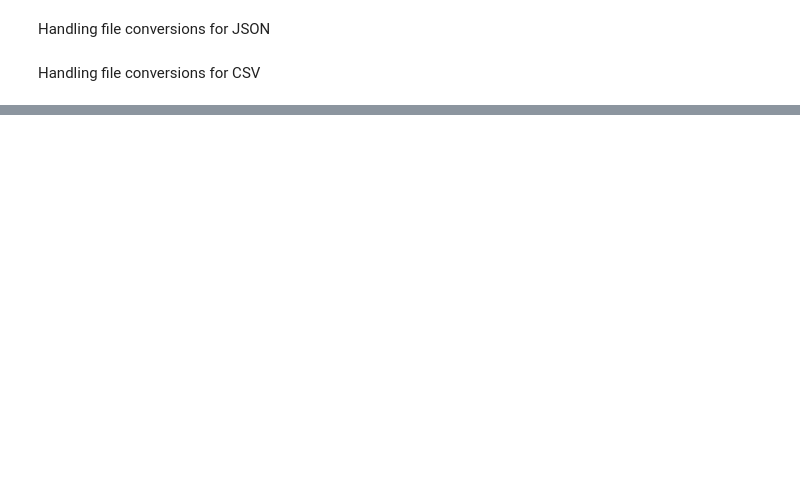
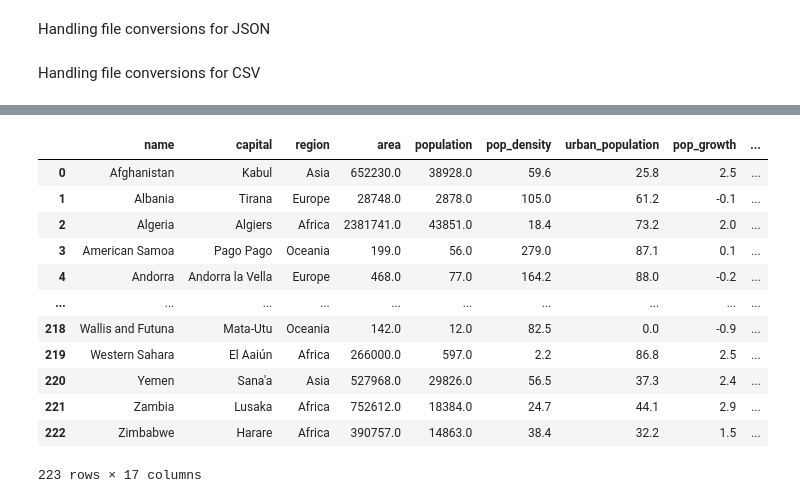
Before and after one commit to McMeans/ds2002_project1, a Jupyter notebook: project.ipynb, the cells around one changed output, grey strips where cells are left out. Cells and saved outputs as stored; diff of their text form; code cells hidden in the pictures; blank space fills up the shorter version.

```diff
--- a/project.ipynb
+++ b/project.ipynb
@@ -75,0 +83,6 @@ def convert_from_csv(csv_file_path, result_type):
+# %%
+# load data
+df = pd.read_csv('input_data/countries_data.csv')
+
+# show df
+df
@@ -75,0 +302,9 @@ def convert_from_csv(csv_file_path, result_type):
+# %%
+# calculate average life expectancy using sex ratio and life expectancy of males/females
+api_df['average_life_expectancy'] = api_df.apply(lambda row:
+    (row['life_expectancy_male'] * row['sex_ratio'] + row['life_expectancy_female'] * 100) / (row['sex_ratio'] + 100)
+    if pd.notnull(row['life_expectancy_male']) and pd.notnull(row['life_expectancy_female']) and pd.notnull(row['sex_ratio'])
+    else None, axis=1)
+
+# display new data
+display(api_df[['name', 'sex_ratio', 'life_expectancy_male', 'life_expectancy_female', 'average_life_expectancy']])
@@ -75,0 +346,25 @@ def convert_from_csv(csv_file_path, result_type):
+# %%
+# merge the two dataframes together
+# only include countries in both dfs
+df_1 = df[~df['name'].isin(error_countries)][['name', 'capital', 'region','area']].sort_values(by='name')
+df_2 = api_df[['name', 'population', 'pop_density', 'urban_population', 'pop_growth',
+               'urban_population_growth', 'gdp', 'gdp_per_capita', 'gdp_growth',
+               'average_life_expectancy', 'life_expectancy_male', 'life_expectancy_female',
+               'unemployment', 'internet_users']].sort_values(by='name')
+merged_df = pd.merge(df_1, df_2, on='name')
+
+merged_df
+# %% [output]
+|  | name | capital | region | area | population | pop_density | urban_population | pop_growth | ... |
+| 0 | Afghanistan | Kabul | Asia | 652230.0 | 38928.0 | 59.6 | 25.8 | 2.5 | ... |
+| 1 | Albania | Tirana | Europe | 28748.0 | 2878.0 | 105.0 | 61.2 | -0.1 | ... |
+| 2 | Algeria | Algiers | Africa | 2381741.0 | 43851.0 | 18.4 | 73.2 | 2.0 | ... |
+| 3 | American Samoa | Pago Pago | Oceania | 199.0 | 56.0 | 279.0 | 87.1 | 0.1 | ... |
+| 4 | Andorra | Andorra la Vella | Europe | 468.0 | 77.0 | 164.2 | 88.0 | -0.2 | ... |
+| ... | ... | ... | ... | ... | ... | ... | ... | ... | ... |
+| 218 | Wallis and Futuna | Mata-Utu | Oceania | 142.0 | 12.0 | 82.5 | 0.0 | -0.9 | ... |
+| 219 | Western Sahara | El Aaiún | Africa | 266000.0 | 597.0 | 2.2 | 86.8 | 2.5 | ... |
+| 220 | Yemen | Sana'a | Asia | 527968.0 | 29826.0 | 56.5 | 37.3 | 2.4 | ... |
+| 221 | Zambia | Lusaka | Africa | 752612.0 | 18384.0 | 24.7 | 44.1 | 2.9 | ... |
+| 222 | Zimbabwe | Harare | Africa | 390757.0 | 14863.0 | 38.4 | 32.2 | 1.5 | ... |
+223 rows × 17 columns
```
Also changed, not shown: parts of 28 cells of this notebook, 2 other files.
